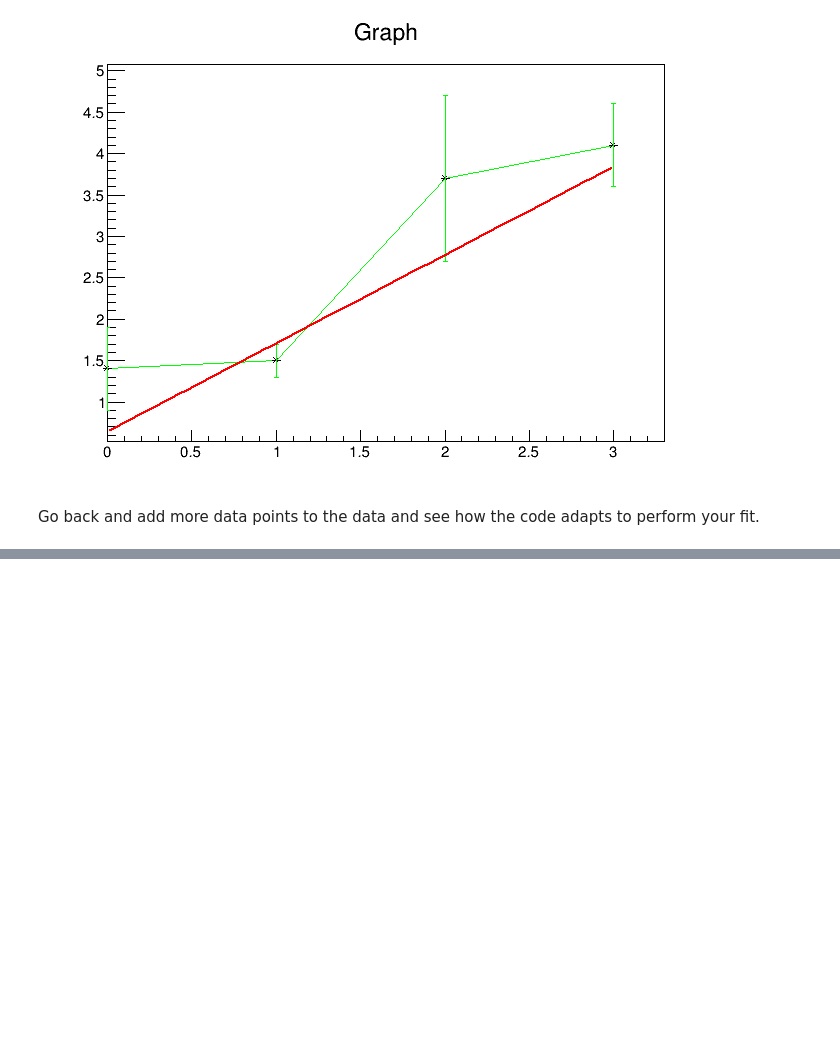
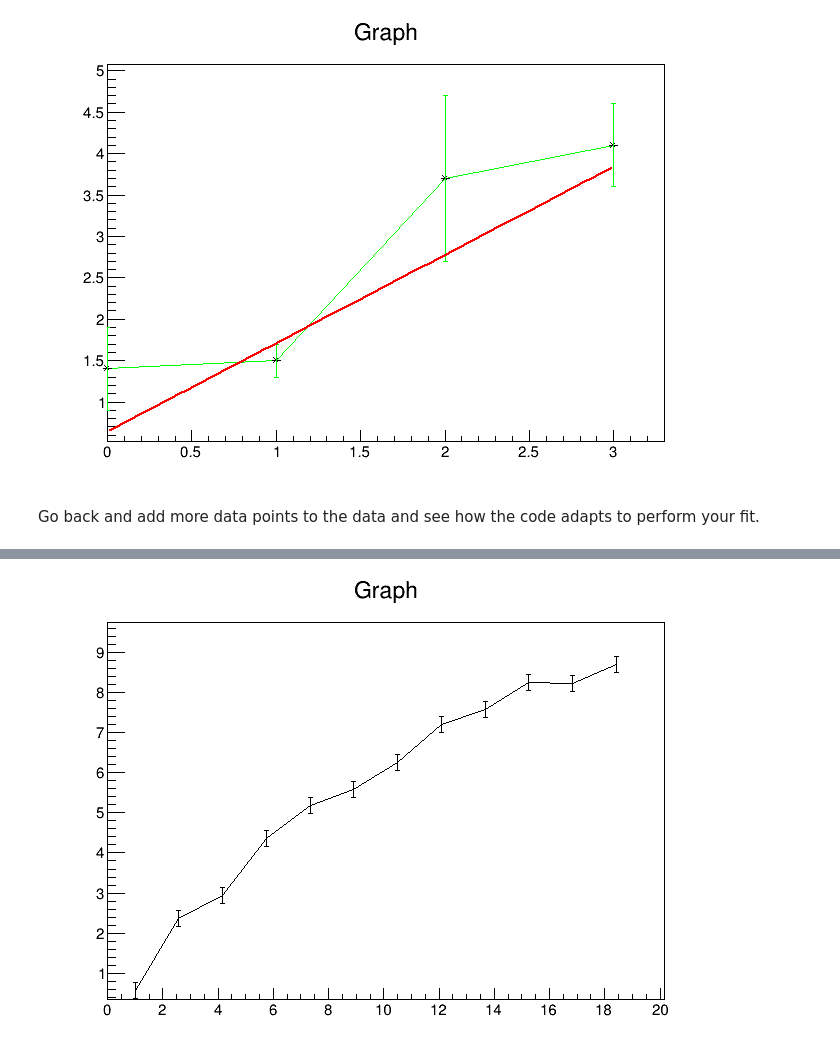
Before and after one commit to zpv8bq/fits0, a Jupyter notebook: LeastSquareFit.ipynb, the cells around one changed output, grey strips where cells are left out. Saved outputs shown, nothing was run; the diff lists cells and outputs as text; code cells hidden in the pictures; blank space fills up the shorter version.

```diff
--- a/LeastSquareFit.ipynb
+++ b/LeastSquareFit.ipynb
@@ -273,0 +297,6 @@ tc->Draw();
+# %%
+# example of getting some variables onto the python side
+R.tgl.Draw("alp");
+R.tc.Draw();
+# %% [output]
+[figure, added]
```
Also changed, not shown: parts of 21 cells of this notebook, 3 other files.
